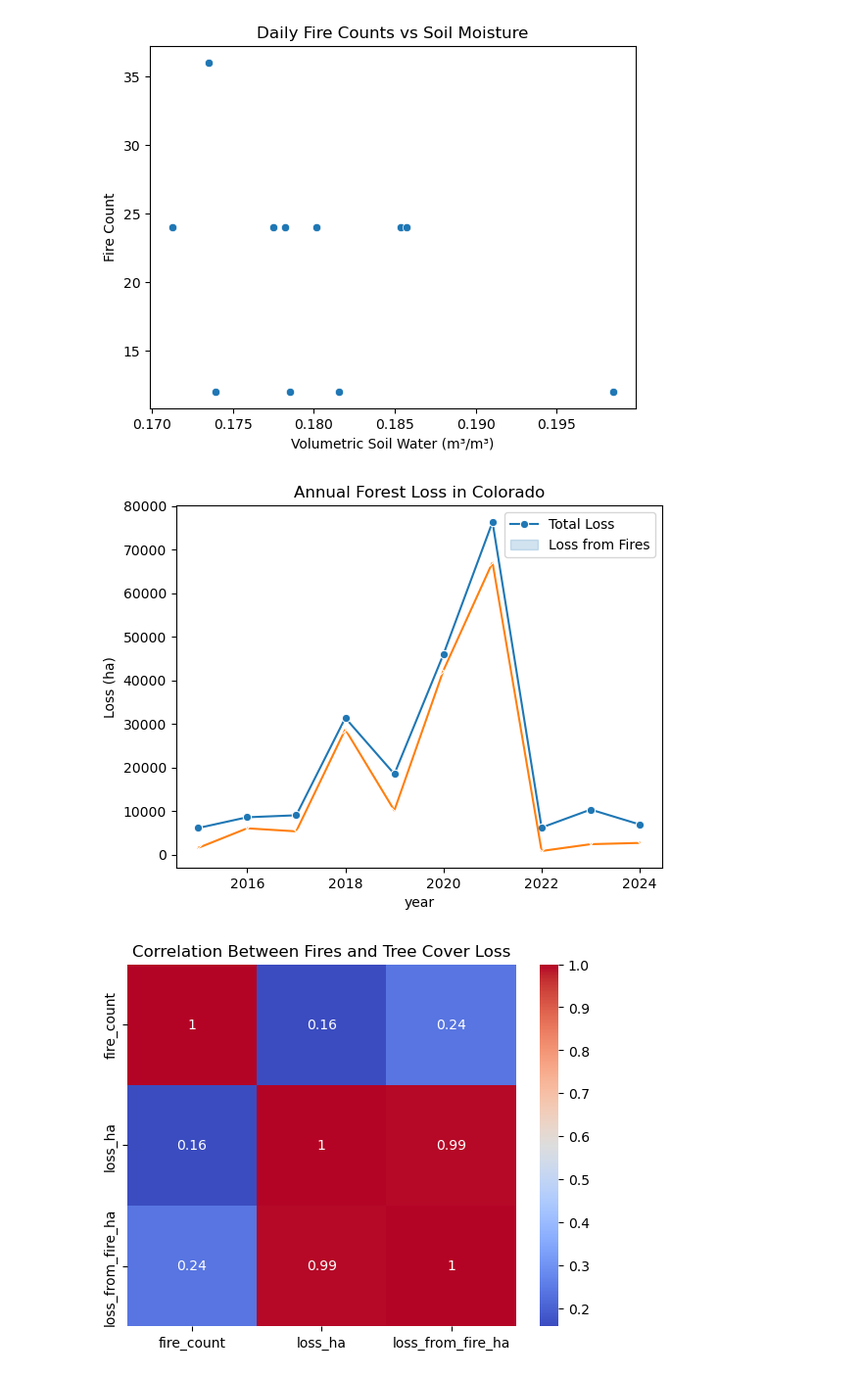
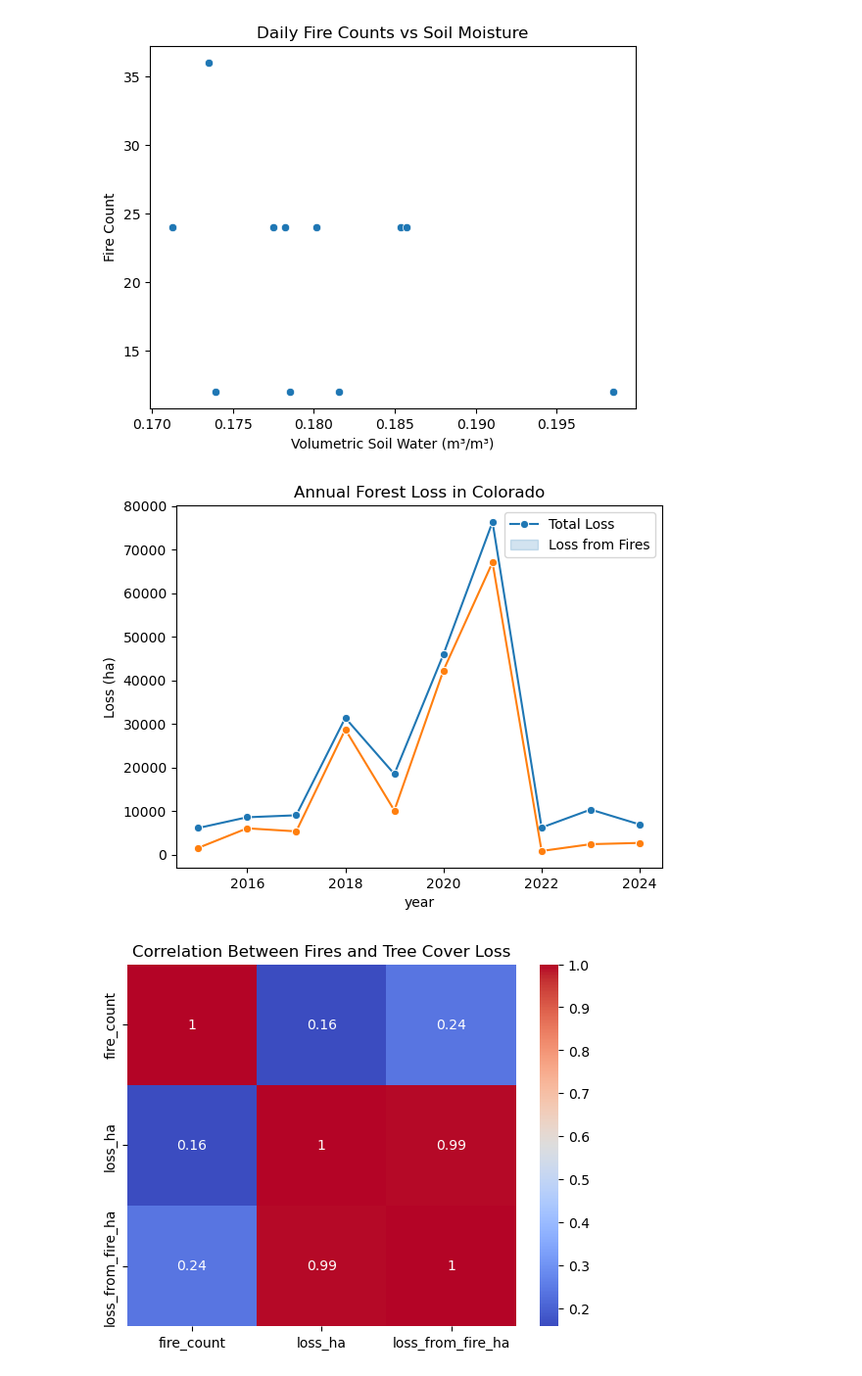
Before and after one commit to arwynlewis/machine-learning-project, a Jupyter notebook: eda_fire_data.ipynb, the cells around one changed output. Shown at 98% size. Cells and saved outputs as stored; diff of their text form; code cells hidden in the pictures.

```diff
--- a/eda_fire_data.ipynb
+++ b/eda_fire_data.ipynb
@@ -505,13 +529,13 @@ plt.show()
 # %%
 # Tree Cover Loss vs Year
 sns.lineplot(data=merged_yearly, x='year', y='loss_ha', marker='o')
-sns.lineplot(data=merged_yearly, x='year', y='loss_from_fire_ha', marker='x')
+sns.lineplot(data=merged_yearly, x='year', y='loss_from_fire_ha', marker='o')
 plt.title("Annual Forest Loss in Colorado")
 plt.ylabel("Loss (ha)")
 plt.legend(["Total Loss", "Loss from Fires"])
 plt.show()
 # %% [output]
-[figure, old version]
+[figure, new version]
 # %%
 # Correlation Heatmap
 corr = merged_yearly[['fire_count', 'loss_ha', 'loss_from_fire_ha']].corr()
```
Also changed, not shown: parts of 7 cells of this notebook, 1 other file.
